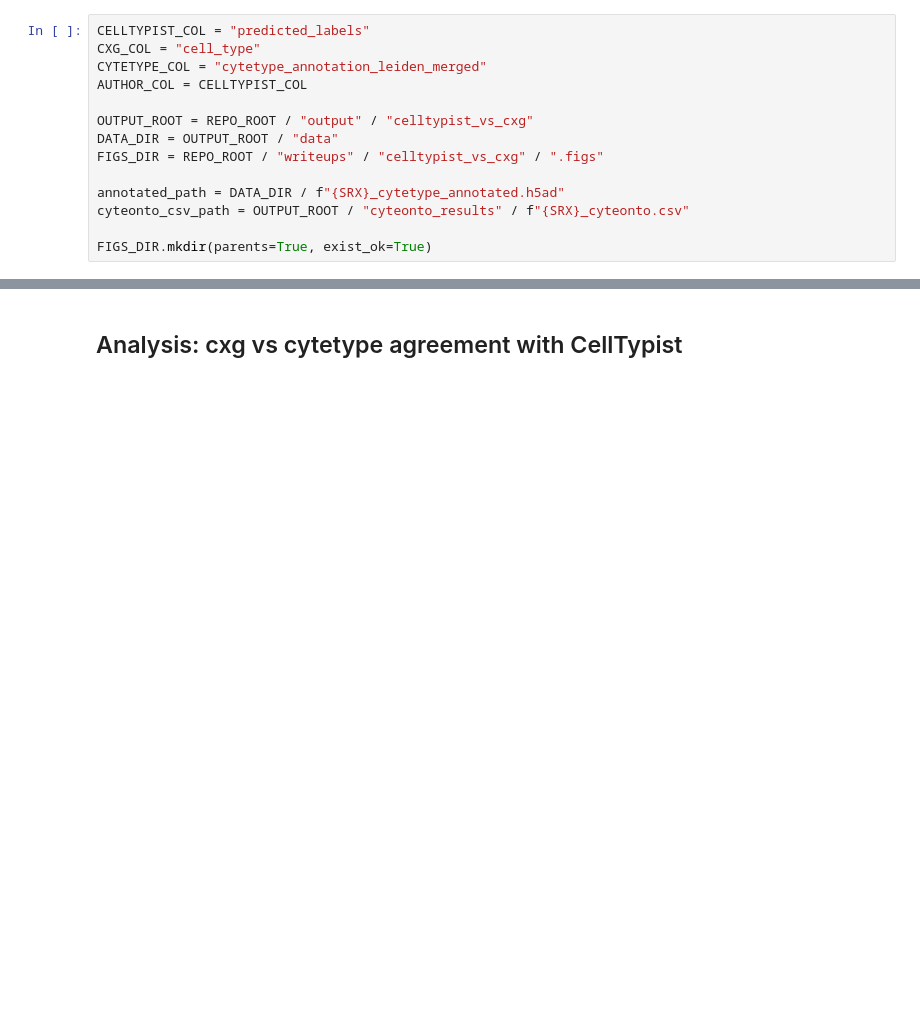
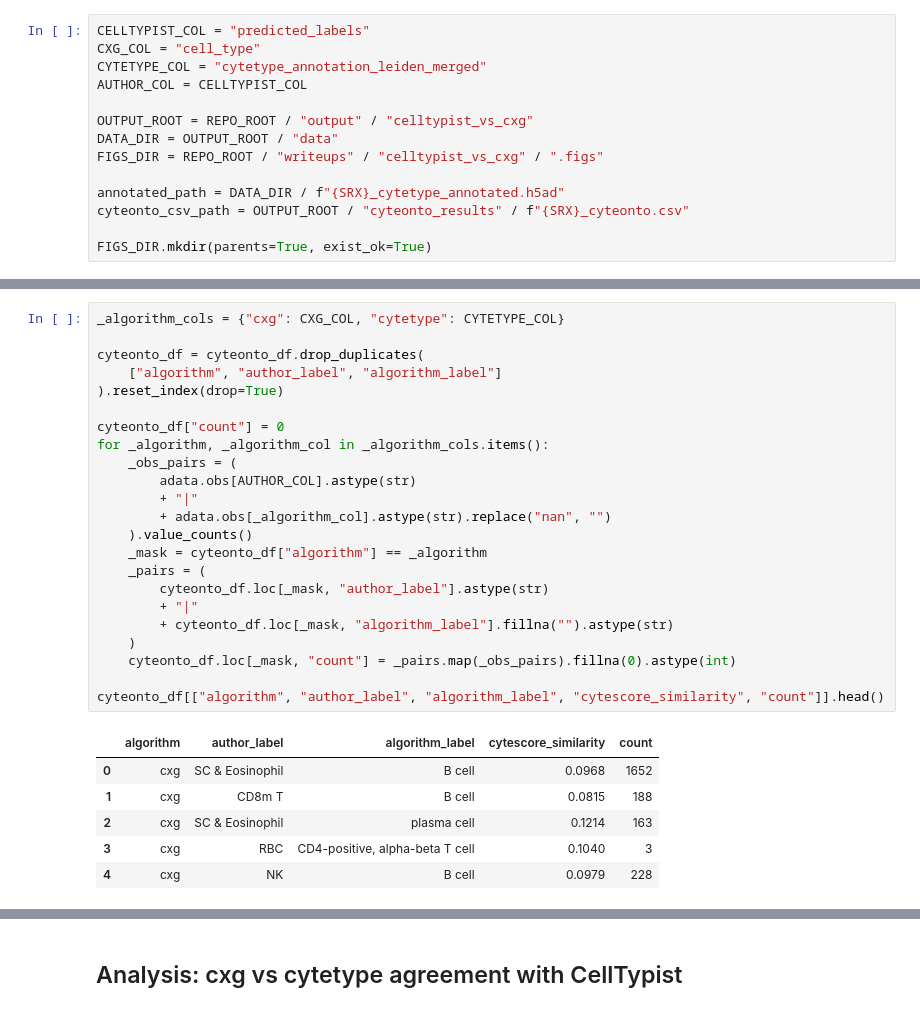
Before and after one commit to otodreas/scBaseCount_Pipeline, a Jupyter notebook: writeups/celltypist_vs_cxg/agreement_inspection.ipynb, the cells around one changed output, grey strips where cells are left out. Cells and saved outputs as stored; diff of their text form; blank space fills up the shorter version.

```diff
--- a/writeups/celltypist_vs_cxg/agreement_inspection.ipynb
+++ b/writeups/celltypist_vs_cxg/agreement_inspection.ipynb
@@ -59,0 +83,30 @@ cyteonto_df.head()
+# %%
+_algorithm_cols = {"cxg": CXG_COL, "cytetype": CYTETYPE_COL}
+
+cyteonto_df = cyteonto_df.drop_duplicates(
+    ["algorithm", "author_label", "algorithm_label"]
+).reset_index(drop=True)
+
+cyteonto_df["count"] = 0
+for _algorithm, _algorithm_col in _algorithm_cols.items():
+    _obs_pairs = (
+        adata.obs[AUTHOR_COL].astype(str)
+        + "|"
+        + adata.obs[_algorithm_col].astype(str).replace("nan", "")
+    ).value_counts()
+    _mask = cyteonto_df["algorithm"] == _algorithm
+    _pairs = (
+        cyteonto_df.loc[_mask, "author_label"].astype(str)
+        + "|"
+        + cyteonto_df.loc[_mask, "algorithm_label"].fillna("").astype(str)
+    )
+    cyteonto_df.loc[_mask, "count"] = _pairs.map(_obs_pairs).fillna(0).astype(int)
+
+cyteonto_df[["algorithm", "author_label", "algorithm_label", "cytescore_similarity", "count"]].head()
+# %% [output]
+|  | algorithm | author_label | algorithm_label | cytescore_similarity | count |
+| 0 | cxg | SC & Eosinophil | B cell | 0.0968 | 1652 |
+| 1 | cxg | CD8m T | B cell | 0.0815 | 188 |
+| 2 | cxg | SC & Eosinophil | plasma cell | 0.1214 | 163 |
+| 3 | cxg | RBC | CD4-positive, alpha-beta T cell | 0.1040 | 3 |
+| 4 | cxg | NK | B cell | 0.0979 | 228 |
```
Also changed, not shown: parts of 9 cells of this notebook, 4 other files.
